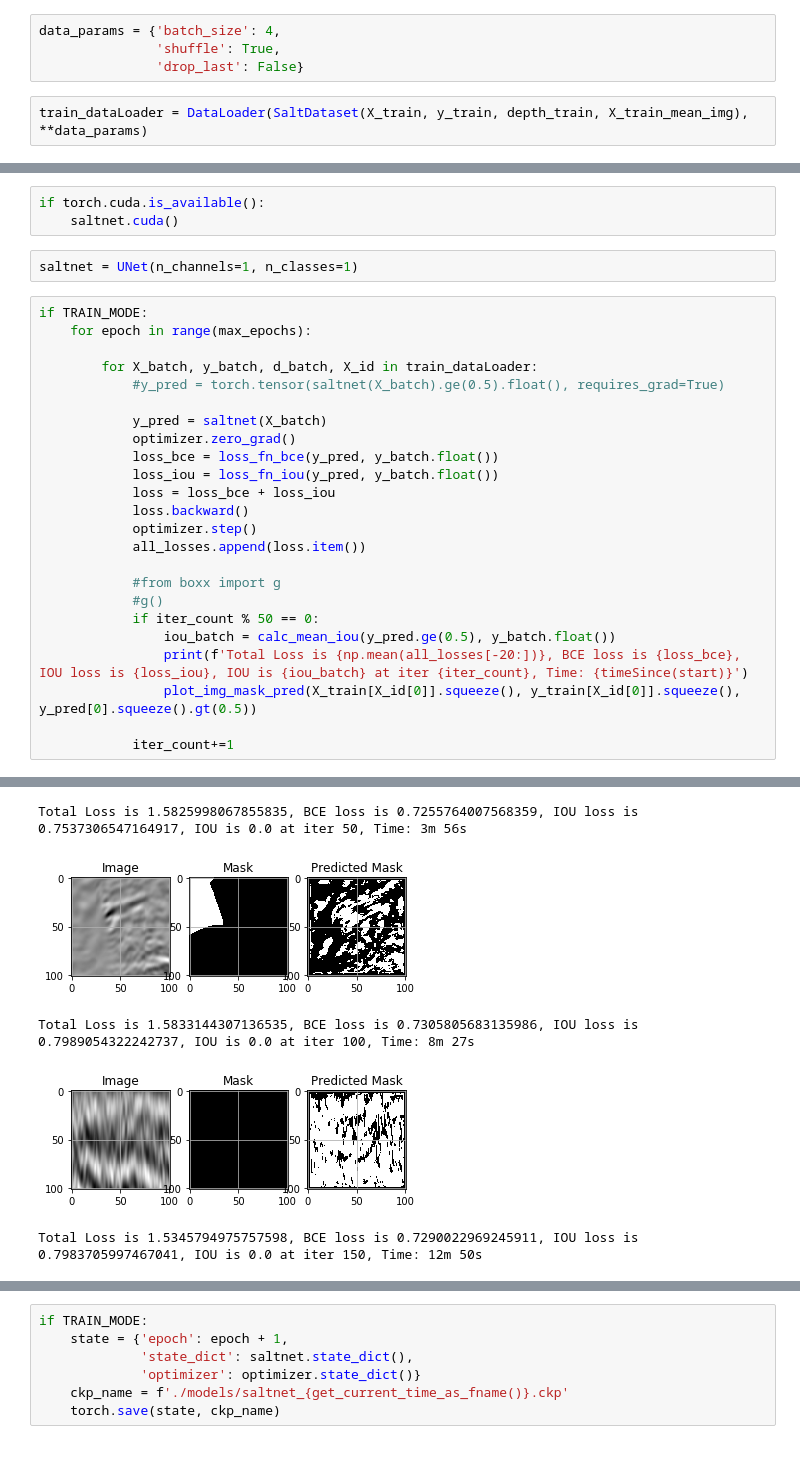
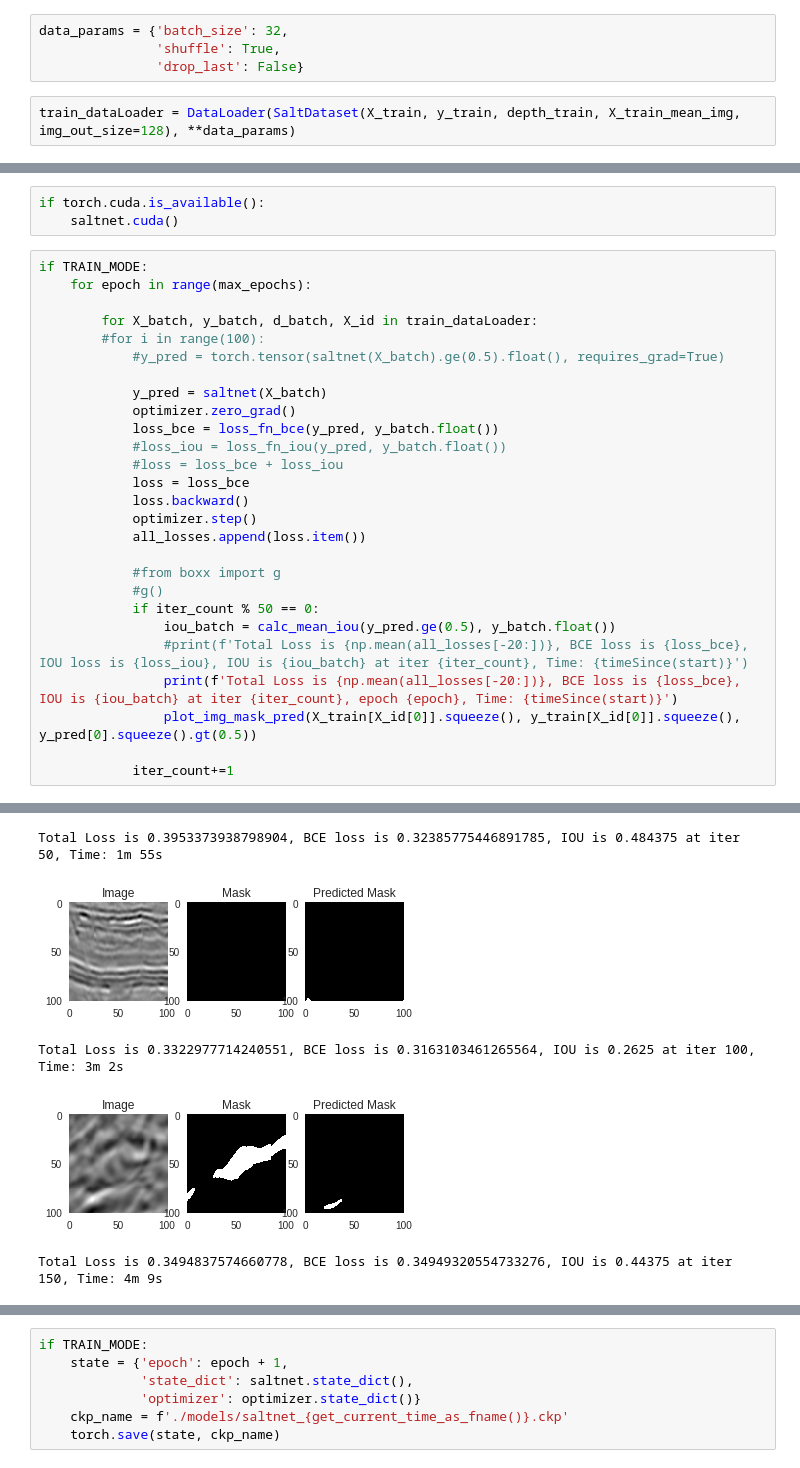
Before and after one commit to allen-q/pytorch-learning, a Jupyter notebook: kaggle/salt/salt_model_unet_V6.ipynb, the cells around one changed output, grey strips where cells are left out. Saved outputs shown, nothing was run; the diff lists cells and outputs as text.

```diff
--- a/kaggle/salt/salt_model_unet_V6.ipynb
+++ b/kaggle/salt/salt_model_unet_V6.ipynb
@@ -181,10 +193,10 @@ X_train_mean_img = X_train.mean(0).astype(np.float32)
 # %% [markdown]
 ### Create a Train Dataloader
 # %%
-data_params = {'batch_size': 4,
+data_params = {'batch_size': 32,
                'shuffle': True,
                'drop_last': False}
 # %%
-train_dataLoader = DataLoader(SaltDataset(X_train, y_train, depth_train, X_train_mean_img), **data_params)
+train_dataLoader = DataLoader(SaltDataset(X_train, y_train, depth_train, X_train_mean_img, img_out_size=128), **data_params)
 # %% [markdown]
 ## Create a Model
@@ -207,20 +223,20 @@ all_losses = []
 # %%
 if torch.cuda.is_available():
     saltnet.cuda()
-# %%
-saltnet = UNet(n_channels=1, n_classes=1)
 # %%
 if TRAIN_MODE:
     for epoch in range(max_epochs):
 
         for X_batch, y_batch, d_batch, X_id in train_dataLoader:
+        #for i in range(100):
             #y_pred = torch.tensor(saltnet(X_batch).ge(0.5).float(), requires_grad=True)
 
             y_pred = saltnet(X_batch)
             optimizer.zero_grad()
             loss_bce = loss_fn_bce(y_pred, y_batch.float())
-            loss_iou = loss_fn_iou(y_pred, y_batch.float())
-            loss = loss_bce + loss_iou
+            #loss_iou = loss_fn_iou(y_pred, y_batch.float())
+            #loss = loss_bce + loss_iou
+            loss = loss_bce
             loss.backward()
             optimizer.step()
             all_losses.append(loss.item())
@@ -229,7 +245,8 @@ if TRAIN_MODE:
             #g()
             if iter_count % 50 == 0:
                 iou_batch = calc_mean_iou(y_pred.ge(0.5), y_batch.float())
-                print(f'Total Loss is {np.mean(all_losses[-20:])}, BCE loss is {loss_bce}, IOU loss is {loss_iou}, IOU is {iou_batch} at iter {iter_count}, Time: {timeSince(start)}')
+                #print(f'Total Loss is {np.mean(all_losses[-20:])}, BCE loss is {loss_bce}, IOU loss is {loss_iou}, IOU is {iou_batch} at iter {iter_count}, Time: {timeSince(start)}')
+                print(f'Total Loss is {np.mean(all_losses[-20:])}, BCE loss is {loss_bce}, IOU is {iou_batch} at iter {iter_count}, epoch {epoch}, Time: {timeSince(start)}')
                 plot_img_mask_pred(X_train[X_id[0]].squeeze(), y_train[X_id[0]].squeeze(), y_pred[0].squeeze().gt(0.5))
 
             iter_count+=1
@@ -239,5 +256,5 @@ Total Loss is 1.56684410572052, BCE loss is 0.7391868233680725, IOU loss is 0.82
-Total Loss is 1.5825998067855835, BCE loss is 0.7255764007568359, IOU loss is 0.7537306547164917, IOU is 0.0 at iter 50, Time: 3m 56s
+Total Loss is 0.3953373938798904, BCE loss is 0.32385775446891785, IOU is 0.484375 at iter 50, Time: 1m 55s
-[figure, old version]
+[figure, new version]
-Total Loss is 1.5833144307136535, BCE loss is 0.7305805683135986, IOU loss is 0.7989054322242737, IOU is 0.0 at iter 100, Time: 8m 27s
+Total Loss is 0.3322977714240551, BCE loss is 0.3163103461265564, IOU is 0.2625 at iter 100, Time: 3m 2s
-[figure, old version]
+[figure, new version]
-Total Loss is 1.5345794975757598, BCE loss is 0.7290022969245911, IOU loss is 0.7983705997467041, IOU is 0.0 at iter 150, Time: 12m 50s
+Total Loss is 0.3494837574660778, BCE loss is 0.34949320554733276, IOU is 0.44375 at iter 150, Time: 4m 9s
```
Also changed, not shown: parts of 45 cells of this notebook.
